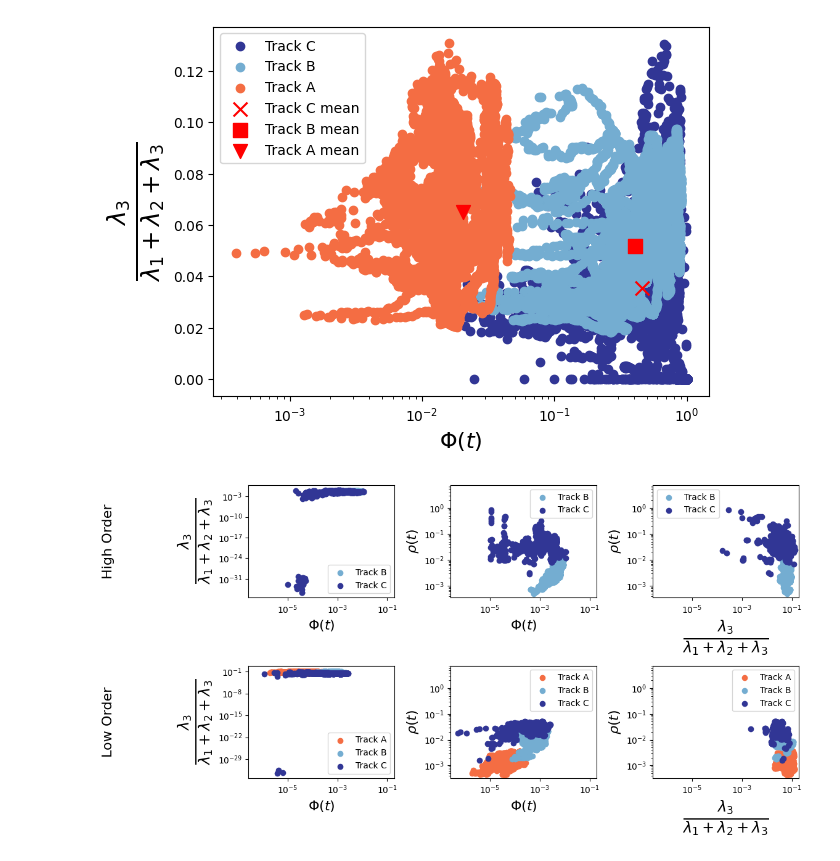
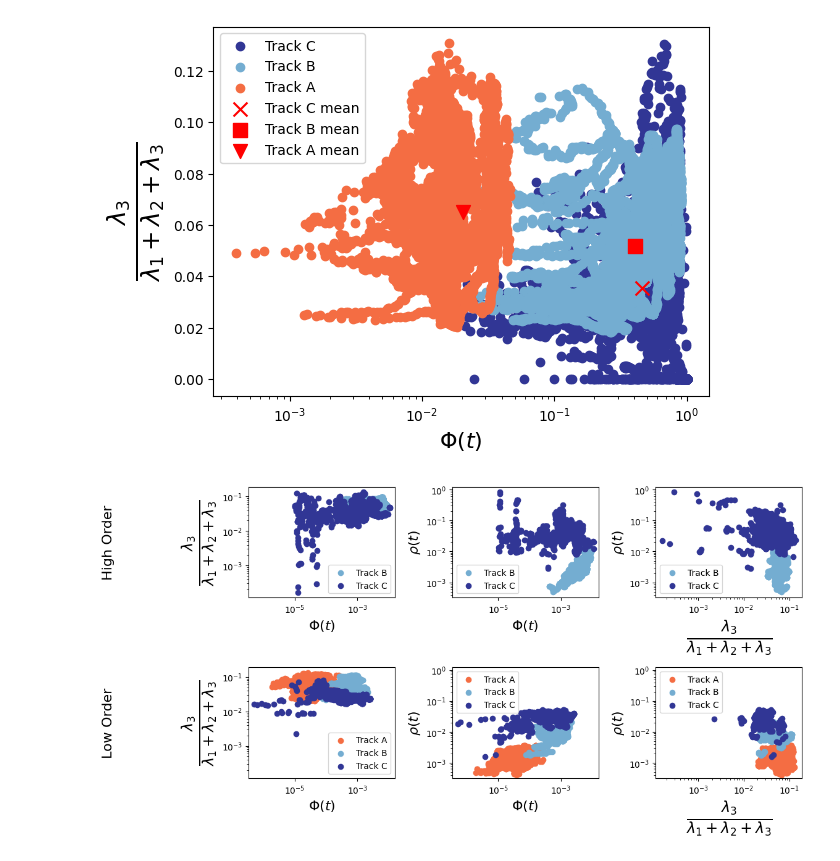
Before and after one commit to mmccraw98/flocking-emergence-iw, a Jupyter notebook: code/data/initial-data-analysis.ipynb, the cells around one changed output. Cells and saved outputs as stored; diff of their text form; code cells hidden in the pictures.

Commit message:
added more plots

```diff
--- a/code/data/initial-data-analysis.ipynb
+++ b/code/data/initial-data-analysis.ipynb
@@ -200,7 +200,7 @@ for i, (df, vel_order, label, color) in enumerate(zip(dfs, vel_orders, labels, c
     var = get_variance_ratios(df_sub)
     dens = get_number_densities(df_sub)
     if df_sub.shape[0] > 0:
-        axs[0, 0].scatter(downsample_A2B(vel, var[:, 2]), var[:, 2], label=label, color=color)
+        axs[0, 0].scatter(downsample_A2B(vel, var[:, 2][var[:, 2] > 1e-9]), var[:, 2][var[:, 2] > 1e-9], label=label, color=color)
         axs[0, 1].scatter(downsample_A2B(vel, dens[dens < 1e6]), dens[dens < 1e6], label=label, color=color)
         axs[0, 2].scatter(var[:, 2][dens < 1e6], dens[dens < 1e6], label=label, color=color)
 
@@ -210,40 +210,45 @@ for i, (df, vel_order, label, color) in enumerate(zip(dfs, vel_orders, labels, c
     var = get_variance_ratios(df_sub)
     dens = get_number_densities(df_sub)
     if df_sub.shape[0] > 0:
-        axs[1, 0].scatter(downsample_A2B(vel, var[:, 2]), var[:, 2], label=label, color=color)
+        axs[1, 0].scatter(downsample_A2B(vel, var[:, 2][var[:, 2] > 1e-9]), var[:, 2][var[:, 2] > 1e-9], label=label, color=color)
         axs[1, 1].scatter(downsample_A2B(vel, dens[dens < 1e6]), dens[dens < 1e6], label=label, color=color)
         axs[1, 2].scatter(var[:, 2][dens < 1e6], dens[dens < 1e6], label=label, color=color)
 
 for i, _ in enumerate(axs):
     axs[i, 0].set_xlabel('$\Phi(t)$', fontsize=16)
     axs[i, 0].set_ylabel(r'$\frac{\lambda_3}{\lambda_1 + \lambda_2 + \lambda_3}$', fontsize=25)
     axs[i, 1].set_xlabel('$\Phi(t)$', fontsize=16)
     axs[i, 1].set_ylabel(r'$\rho(t)$', fontsize=16)
     axs[i, 2].set_xlabel(r'$\frac{\lambda_3}{\lambda_1 + \lambda_2 + \lambda_3}$', fontsize=25)
     axs[i, 2].set_ylabel(r'$\rho(t)$', fontsize=16)
     for j, ax in enumerate(_):
         ax.legend()
         # if j != 0:
         ax.set_yscale('log')
         ax.set_xscale('log')
 
 for i, ax in enumerate(axs[0]):
+    x_low = np.inf
+    x_high = -np.inf
+    y_low = np.inf
+    y_high = -np.inf
     for j, _ in enumerate(axs):
         x_low = min(x_low, axs[j, i].get_xlim()[0])
         x_high = max(x_high, axs[j, i].get_xlim()[1])
         y_low = min(y_low, axs[j, i].get_ylim()[0])
         y_high = max(y_high, axs[j, i].get_ylim()[1])
     for j, _ in enumerate(axs):
         axs[j, i].set_xlim(x_low, x_high)
         axs[j, i].set_ylim(y_low, y_high)
 
-label_offset = 1
+label_offset = 0.75
 axs[0, 0].text(-label_offset, 0.5, 'High Order', va='center', ha='left', rotation='vertical', transform=axs[0, 0].transAxes, fontsize=16)
 axs[1, 0].text(-label_offset, 0.5, 'Low Order', va='center', ha='left', rotation='vertical', transform=axs[1, 0].transAxes, fontsize=16)
 
 plt.tight_layout()
+plt.savefig('high_vs_low_order_correlations.png', dpi=300, bbox_inches='tight')
 # %% [output]
-[figure, old version]
+[figure, new version]
 # %%
 
 
```
Also changed, not shown: 1 other file.
